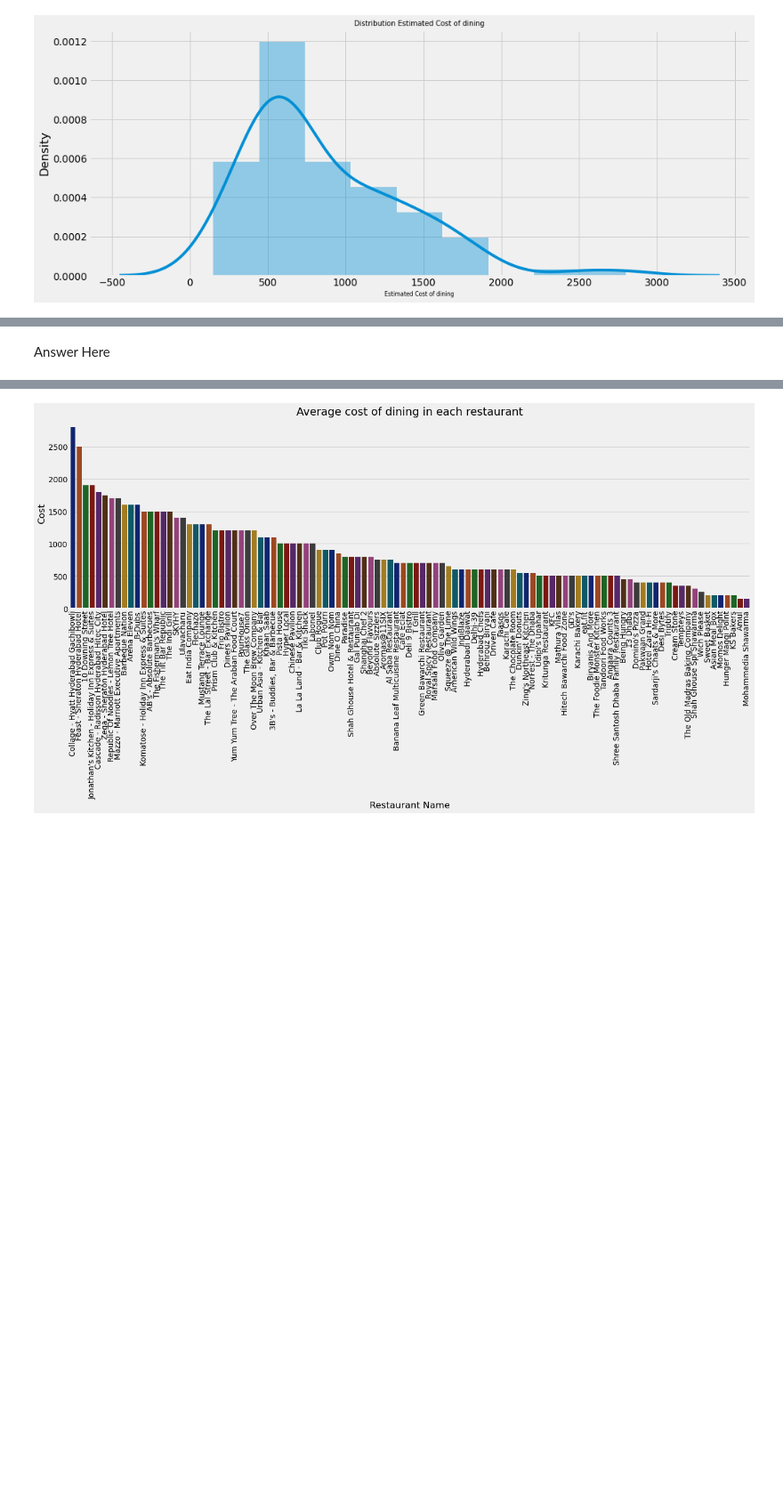
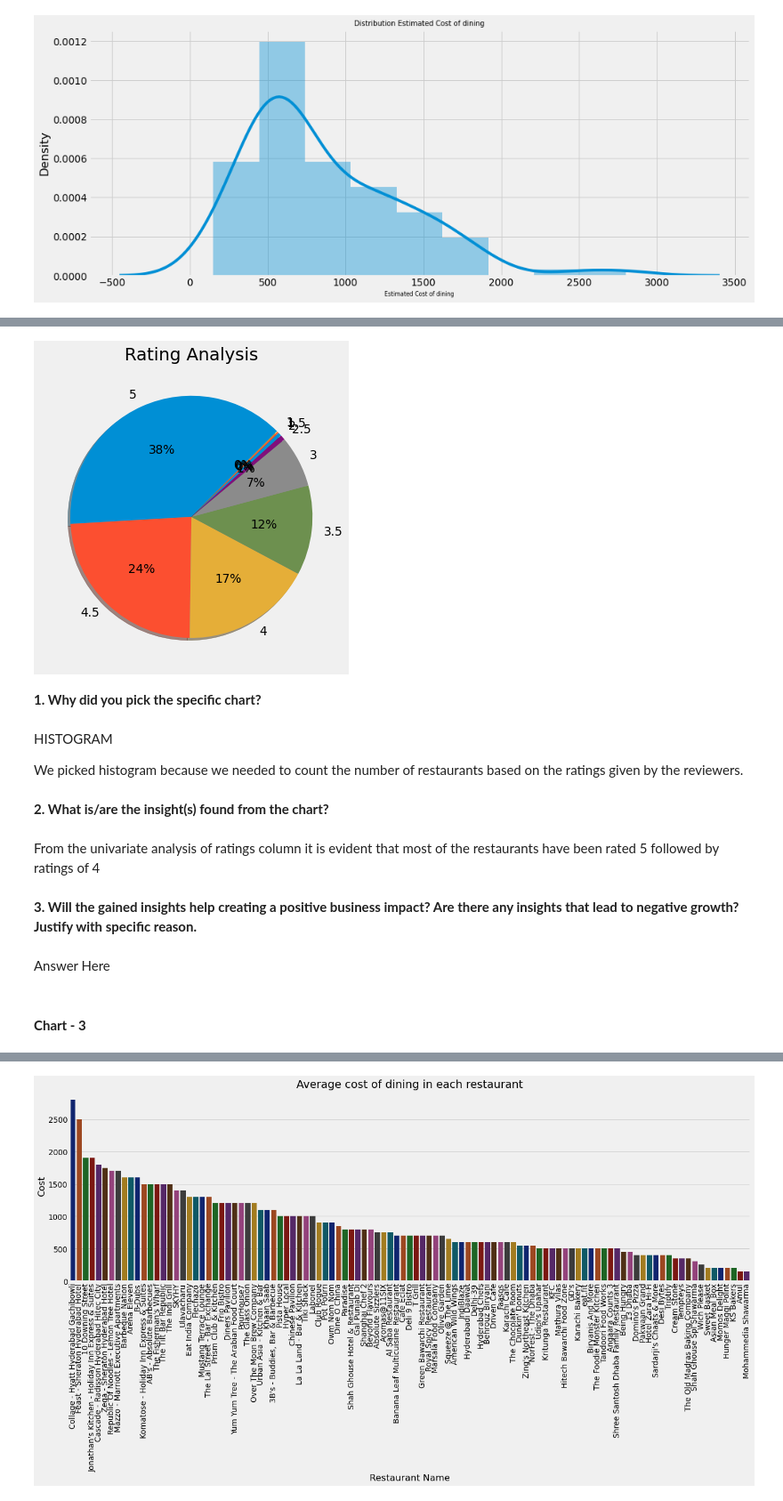
Before and after one commit to kumarabhinavthakur274/Zomato-Restaurant-Clustering-And-Sentiment-Analysis, a Jupyter notebook: Kumar_Abhinav_Zomato_Restaurant_Clustering_And_Sentiment_Analysis.ipynb, the cells around one changed output, grey strips where cells are left out. Shown at 89% size. Cells and saved outputs as stored; diff of their text form; code cells hidden in the pictures; blank space fills up the shorter version.

```diff
--- a/Kumar_Abhinav_Zomato_Restaurant_Clustering_And_Sentiment_Analysis.ipynb
+++ b/Kumar_Abhinav_Zomato_Restaurant_Clustering_And_Sentiment_Analysis.ipynb
@@ -543,2 +626,22 @@ Answer Here.
+# %%
+plt.pie(df2['Rating'].value_counts(),labels =[5,4.5,4,3.5,3,2.5,2,1.5,1], autopct='%1.0f%%',startangle=45, shadow = True)
+plt.title("Rating Analysis")
+plt.show()
+# %% [output]
+[figure, added]
+# %% [markdown]
+**1. Why did you pick the specific chart?**
+# %% [markdown]
+HISTOGRAM
+
+We picked histogram because we needed to count the number of restaurants based on the ratings given by the reviewers.
+# %% [markdown]
+**2. What is/are the insight(s) found from the chart?**
+# %% [markdown]
+From the univariate analysis of ratings column it is evident that most of the restaurants have been rated 5 followed by  ratings of 4
+# %% [markdown]
+**3. Will the gained insights help creating a positive business impact? Are there any insights that lead to negative growth? Justify with specific reason.**
 # %% [markdown]
 Answer Here
+# %% [markdown]
+#### **Chart - 3**
```
Also changed, not shown: parts of 191 cells of this notebook.
